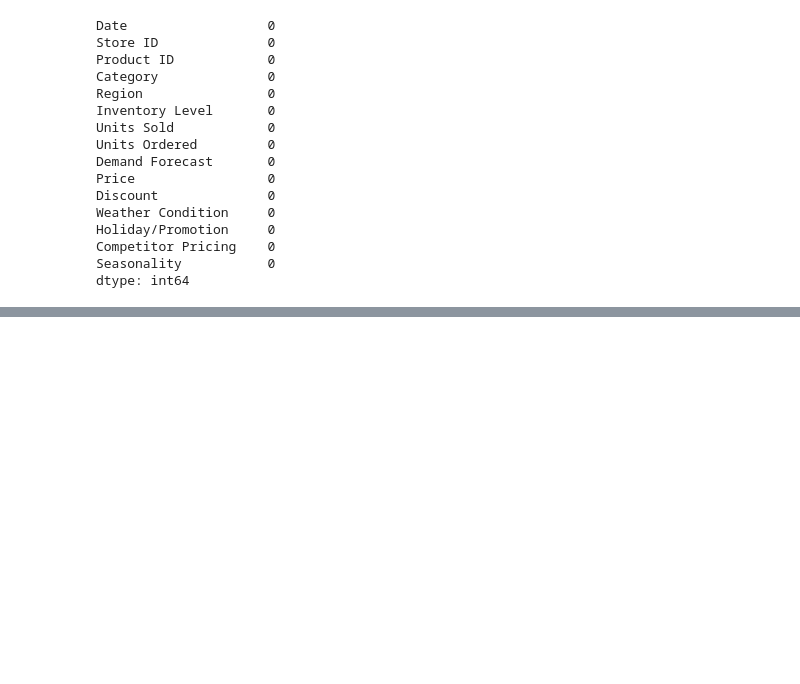
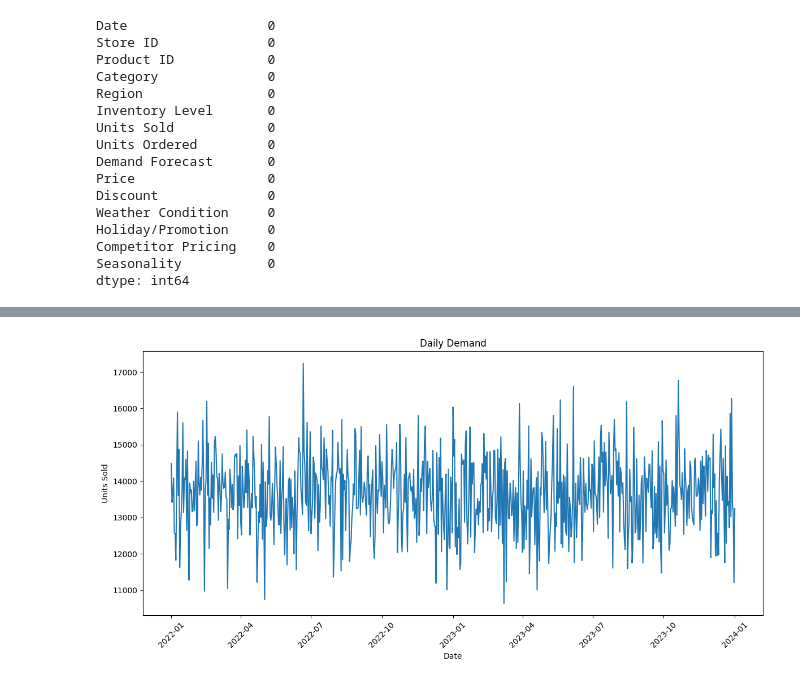
Before and after one commit to chinenyennabude/UK_Retail_Customer_Demand_Forecasting, a Jupyter notebook: notebooks/01_data_exploration.ipynb, the cells around one changed output, grey strips where cells are left out. Drawn from its saved outputs; the diff is of its cells as text; code cells hidden in the pictures; blank space fills up the shorter version.

Commit message:
Define demand metric and aggregate daily time series

```diff
--- a/notebooks/01_data_exploration.ipynb
+++ b/notebooks/01_data_exploration.ipynb
@@ -86,0 +91,2 @@ df = df[df["Units Sold"] >= 0] # Remove rows with negative 'Units Sold' values
+# %%
+daily_demand = df.groupby("Date")["Units Sold"].sum().reset_index() # Aggregate daily demand
@@ -86,0 +111,11 @@ df = df[df["Units Sold"] >= 0] # Remove rows with negative 'Units Sold' values
+# %%
+plt.figure(figsize=(12,6))
+plt.plot(daily_demand["Date"], daily_demand["Units Sold"])
+plt.title("Daily Demand")
+plt.xlabel("Date")
+plt.ylabel("Units Sold")
+plt.xticks(rotation=45)
+plt.tight_layout()
+plt.show()
+# %% [output]
+[figure, added]
```
Also changed, not shown: parts of 4 cells of this notebook.
